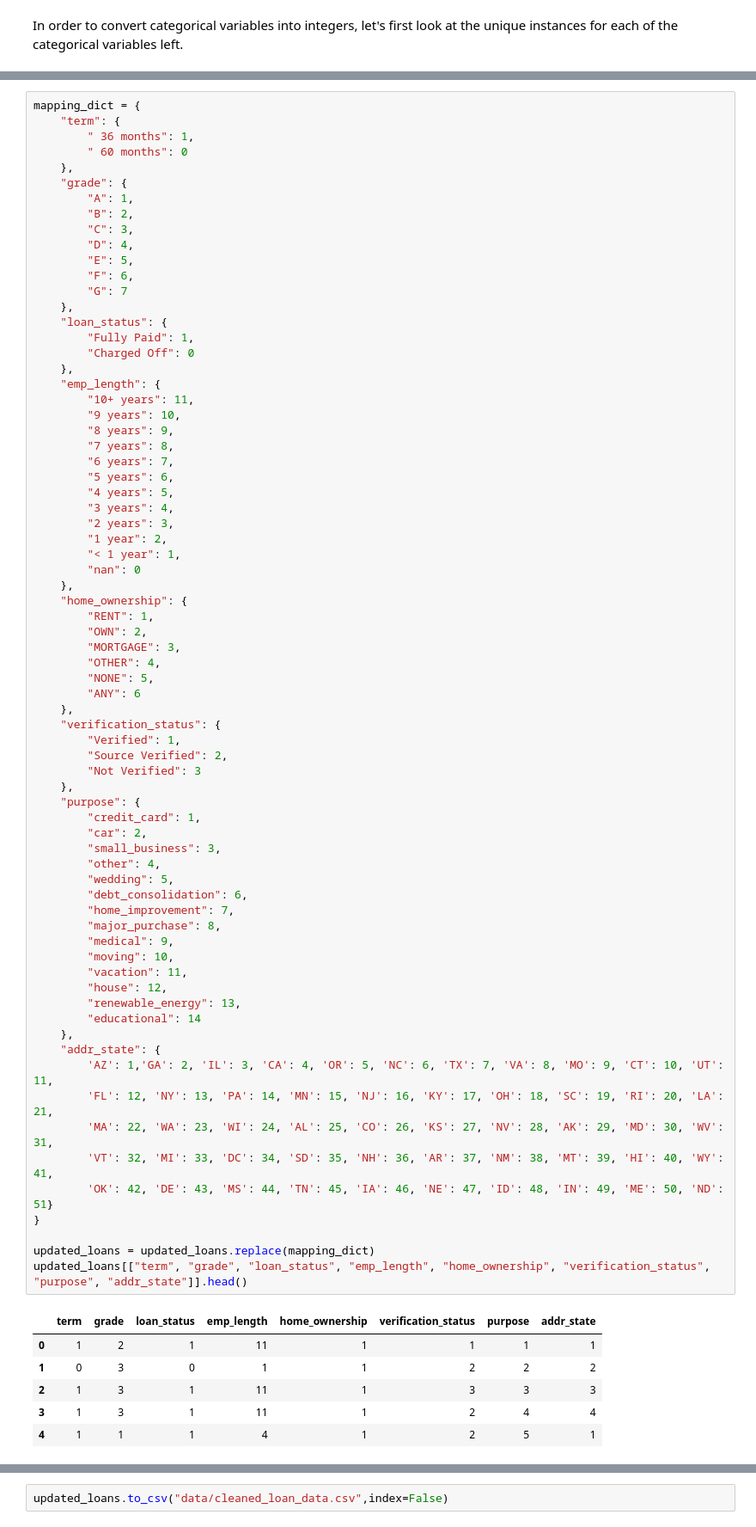
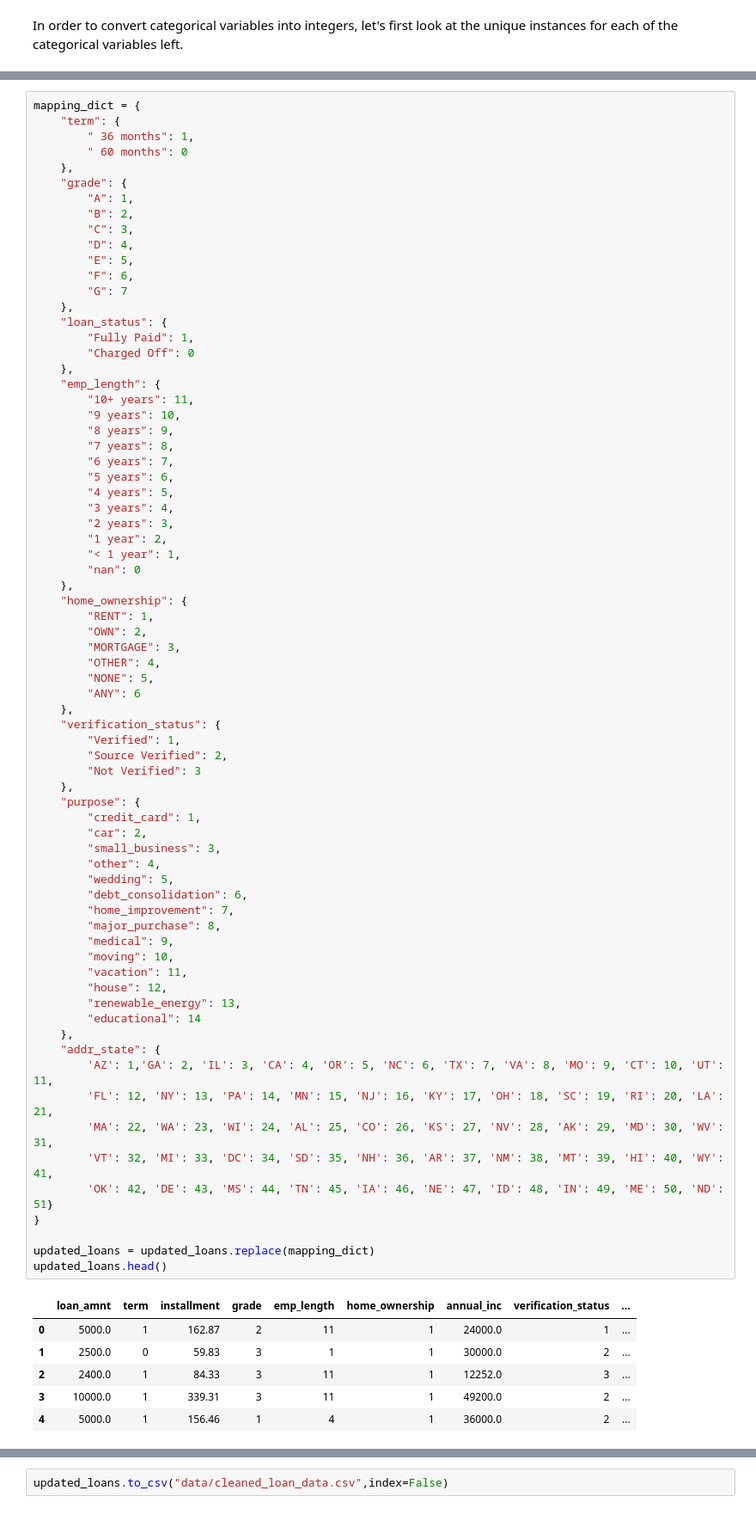
Before and after one commit to manieshablakey/loan-assessment-model, a Jupyter notebook: loan-credit.ipynb, the cells around one changed output, grey strips where cells are left out. Shown at 86% size. Saved outputs shown, nothing was run; the diff lists cells and outputs as text.

```diff
--- a/loan-credit.ipynb
+++ b/loan-credit.ipynb
@@ -831,37 +859,37 @@ mapping_dict = {
         "Verified": 1,
         "Source Verified": 2,
         "Not Verified": 3
     },
     "purpose": {
         "credit_card": 1,
         "car": 2,
         "small_business": 3,
         "other": 4,
         "wedding": 5,
         "debt_consolidation": 6,
         "home_improvement": 7,
         "major_purchase": 8,
         "medical": 9,
         "moving": 10,
         "vacation": 11,
         "house": 12,
         "renewable_energy": 13,
         "educational": 14
     },
     "addr_state": {
         'AZ': 1,'GA': 2, 'IL': 3, 'CA': 4, 'OR': 5, 'NC': 6, 'TX': 7, 'VA': 8, 'MO': 9, 'CT': 10, 'UT': 11,
         'FL': 12, 'NY': 13, 'PA': 14, 'MN': 15, 'NJ': 16, 'KY': 17, 'OH': 18, 'SC': 19, 'RI': 20, 'LA': 21,
         'MA': 22, 'WA': 23, 'WI': 24, 'AL': 25, 'CO': 26, 'KS': 27, 'NV': 28, 'AK': 29, 'MD': 30, 'WV': 31,
         'VT': 32, 'MI': 33, 'DC': 34, 'SD': 35, 'NH': 36, 'AR': 37, 'NM': 38, 'MT': 39, 'HI': 40, 'WY': 41,
         'OK': 42, 'DE': 43, 'MS': 44, 'TN': 45, 'IA': 46, 'NE': 47, 'ID': 48, 'IN': 49, 'ME': 50, 'ND': 51}
 }
 
 updated_loans = updated_loans.replace(mapping_dict)
-updated_loans[["term", "grade", "loan_status", "emp_length", "home_ownership", "verification_status", "purpose", "addr_state"]].head()
+updated_loans.head()
 # %% [output]
-|  | term | grade | loan_status | emp_length | home_ownership | verification_status | purpose | addr_state |
-| 0 | 1 | 2 | 1 | 11 | 1 | 1 | 1 | 1 |
-| 1 | 0 | 3 | 0 | 1 | 1 | 2 | 2 | 2 |
-| 2 | 1 | 3 | 1 | 11 | 1 | 3 | 3 | 3 |
-| 3 | 1 | 3 | 1 | 11 | 1 | 2 | 4 | 4 |
-| 4 | 1 | 1 | 1 | 4 | 1 | 2 | 5 | 1 |
+|  | loan_amnt | term | installment | grade | emp_length | home_ownership | annual_inc | verification_status | ... |
+| 0 | 5000.0 | 1 | 162.87 | 2 | 11 | 1 | 24000.0 | 1 | ... |
+| 1 | 2500.0 | 0 | 59.83 | 3 | 1 | 1 | 30000.0 | 2 | ... |
+| 2 | 2400.0 | 1 | 84.33 | 3 | 11 | 1 | 12252.0 | 3 | ... |
+| 3 | 10000.0 | 1 | 339.31 | 3 | 11 | 1 | 49200.0 | 2 | ... |
+| 4 | 5000.0 | 1 | 156.46 | 1 | 4 | 1 | 36000.0 | 2 | ... |
```
Also changed, not shown: parts of 77 cells of this notebook.
